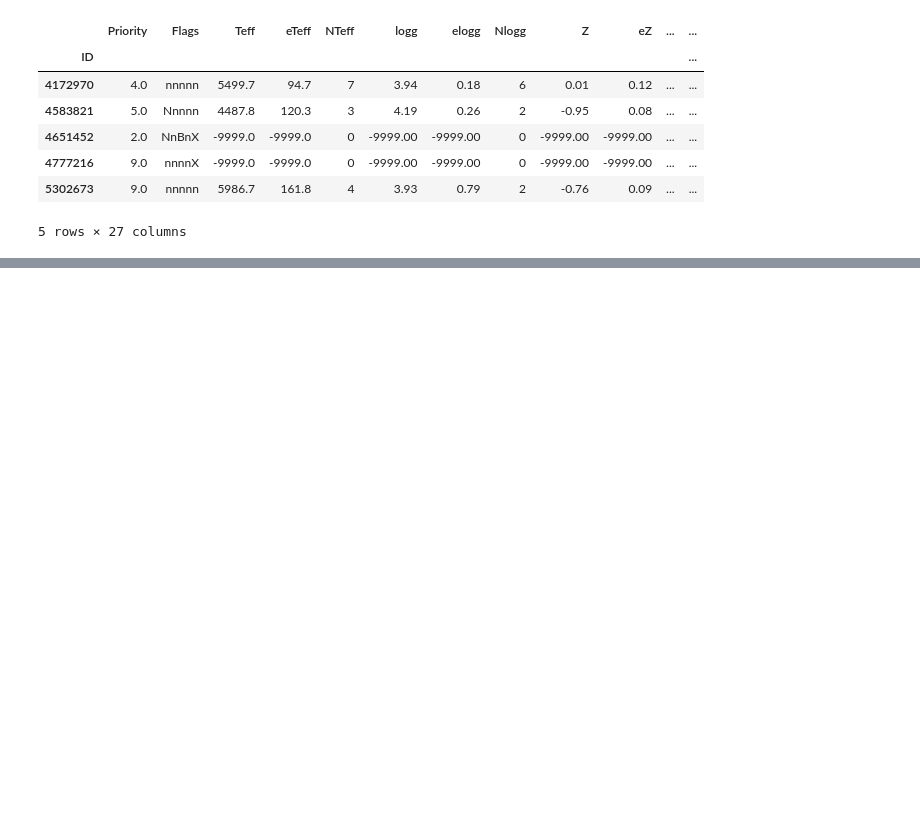
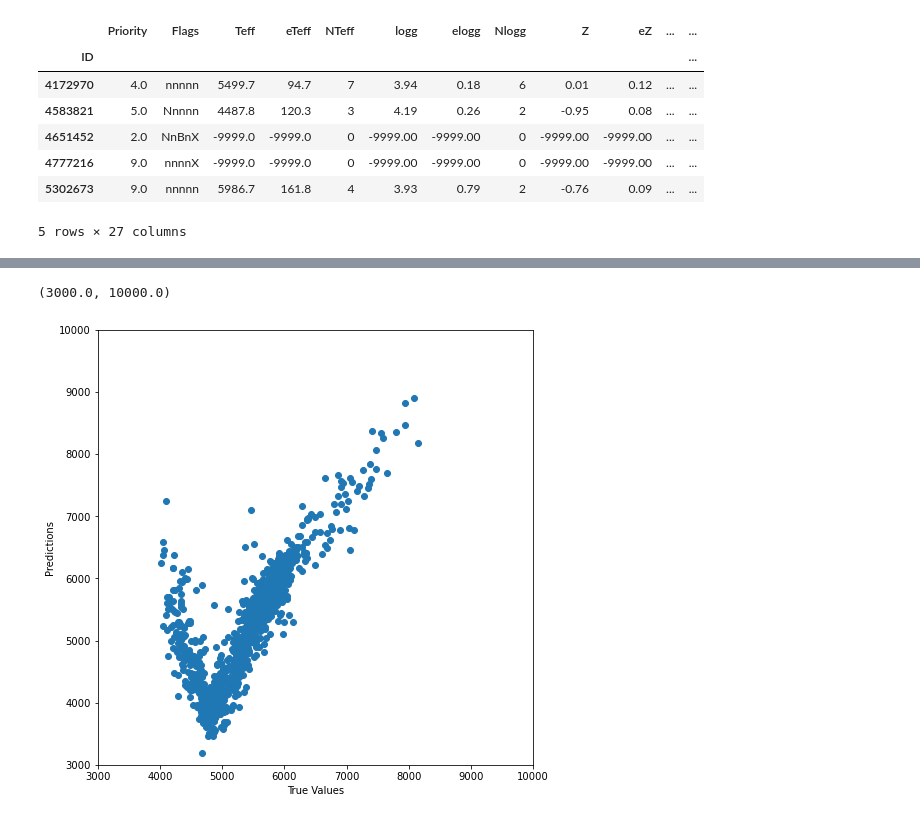
Before and after one commit to jsv1206/ast596_final, a Jupyter notebook: sreevani.ipynb, the cells around one changed output, grey strips where cells are left out. Saved outputs shown, nothing was run; the diff lists cells and outputs as text; code cells hidden in the pictures; blank space fills up the shorter version.

```diff
--- a/sreevani.ipynb
+++ b/sreevani.ipynb
@@ -37,0 +71,24 @@ df.head()
+# %%
+"""
+model_temp = keras.Sequential([
+    keras.layers.Flatten(input_shape=(len(train_X.columns),)),
+    keras.layers.Dense(64, activation=tf.nn.relu),
+    keras.layers.Dense(64, activation=tf.nn.relu),
+    keras.layers.Dropout(0.25),
+    keras.layers.Dense(8, activation=tf.nn.relu),
+    keras.layers.Dense(1)
+])
+"""
+
+model_temp = keras.Sequential([
+    keras.layers.Flatten(input_shape=(len(train_X.columns),)),
+    keras.layers.Dense(64, activation=tf.nn.relu),
+    keras.layers.Dense(64, activation=tf.nn.relu),
+    keras.layers.Dense(1)
+])
+# %%
+adm = keras.optimizers.Adam(lr=0.001, beta_1=0.9, beta_2=0.999, amsgrad=False)
+# %%
+model_temp.compile(optimizer=adm,
+              loss='mse',
+              metrics=['mse','mape'])
@@ -37,0 +110,2 @@ df.head()
+# %%
+history = model_temp.fit(normed_train_data, train_y, epochs=20, batch_size=32, validation_split = 0.15)
@@ -37,0 +134,19 @@ df.head()
+# %%
+test_predictions = model_temp.predict(normed_test_data).flatten()
+
+fig = plt.figure(1,figsize=(8,8))
+ax = fig.add_subplot(111)
+ax.set_aspect('equal')
+
+ax.scatter(test_y, test_predictions)
+ax.set_xlabel('True Values')
+ax.set_ylabel('Predictions')
+ax.set_xlim(3000,10000)
+ax.set_ylim(3000,10000)
+#lims = [0, 50]
+#plt.xlim(lims)
+#plt.ylim(lims)
+#_ = plt.plot(lims, lims)
+# %% [output]
+(3000.0, 10000.0)
+[figure, added]
```
Also changed, not shown: parts of 15 cells of this notebook.
